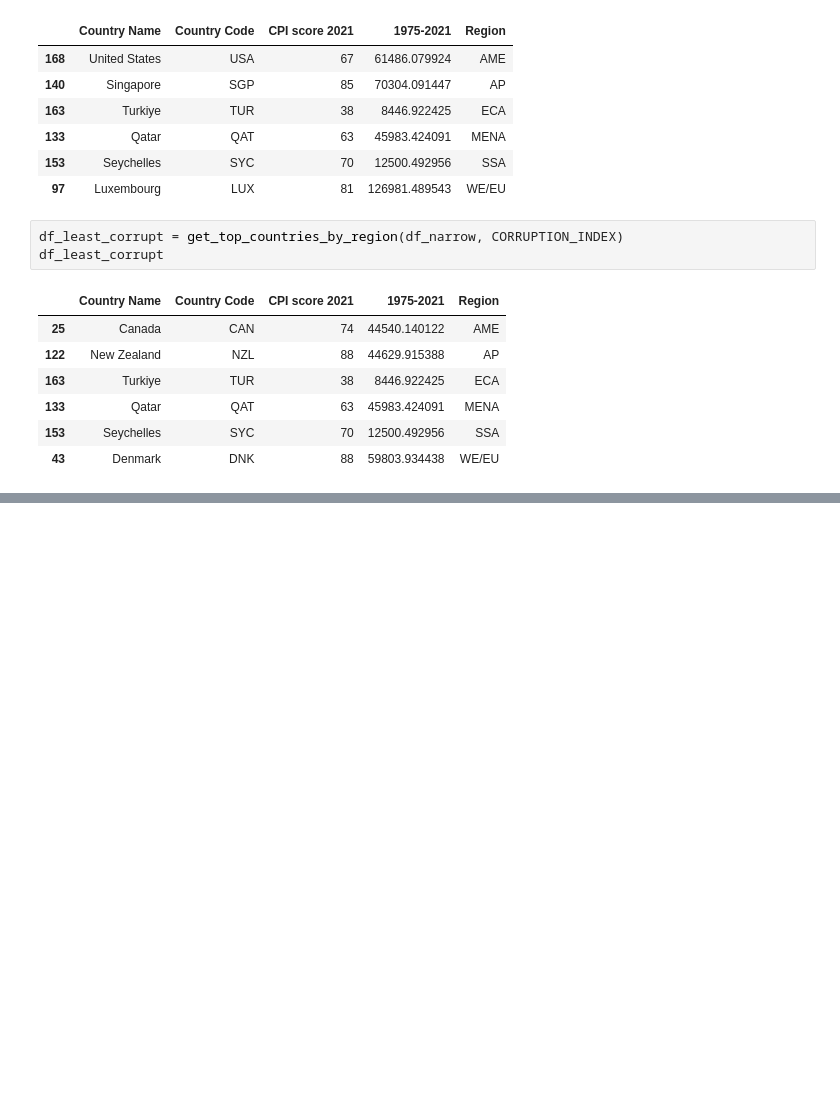
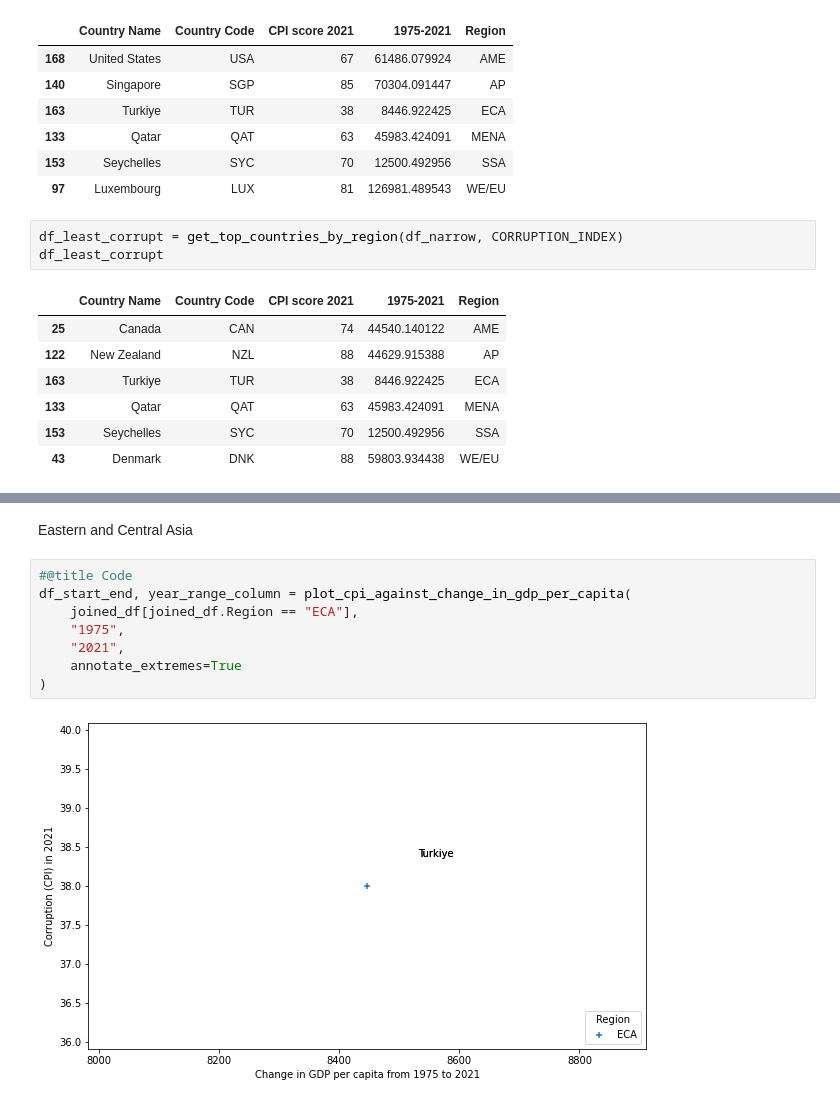
Before and after one commit to ndronen/econdata, a Jupyter notebook: notebooks/Corruption_and_GDP_growth.ipynb, the cells around one changed output, grey strips where cells are left out. Cells and saved outputs as stored; diff of their text form; blank space fills up the shorter version.

```diff
--- a/notebooks/Corruption_and_GDP_growth.ipynb
+++ b/notebooks/Corruption_and_GDP_growth.ipynb
@@ -206,0 +230,12 @@ df_least_corrupt
+# %% [markdown]
+Eastern and Central Asia
+# %%
+#@title Code
+df_start_end, year_range_column = plot_cpi_against_change_in_gdp_per_capita(
+    joined_df[joined_df.Region == "ECA"],
+    "1975",
+    "2021",
+    annotate_extremes=True
+)
+# %% [output]
+[figure, added]
```
Also changed, not shown: parts of 13 cells of this notebook.
